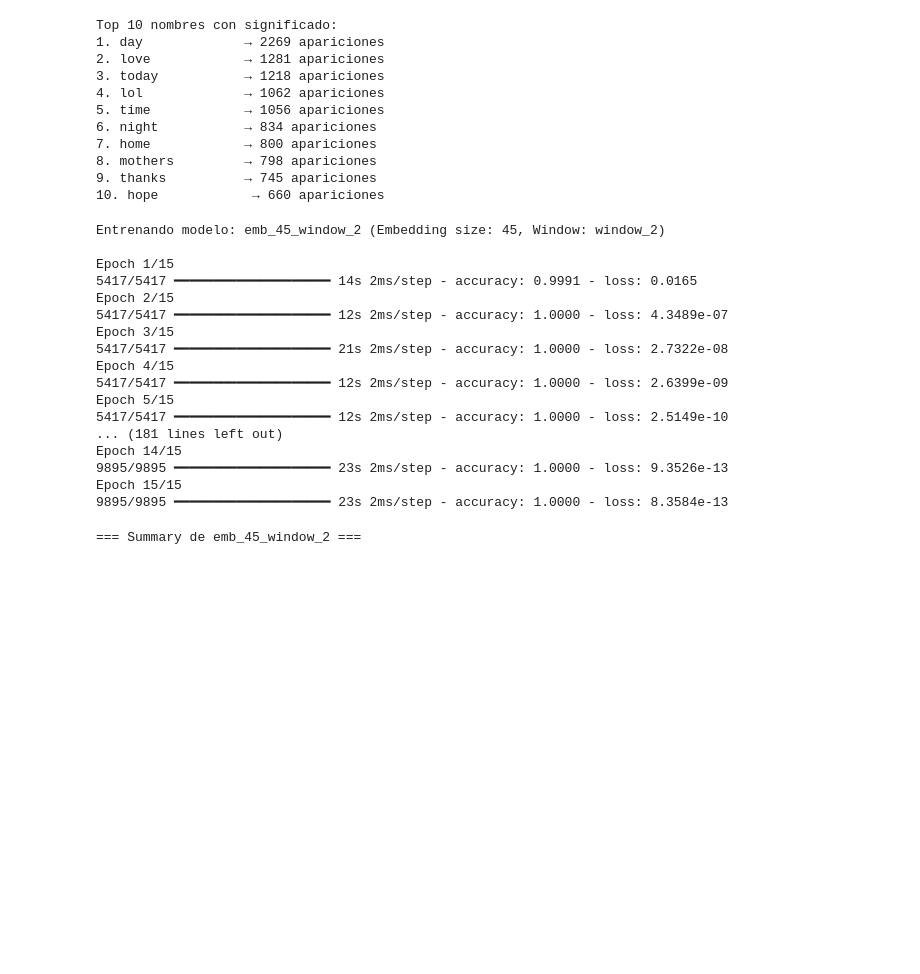
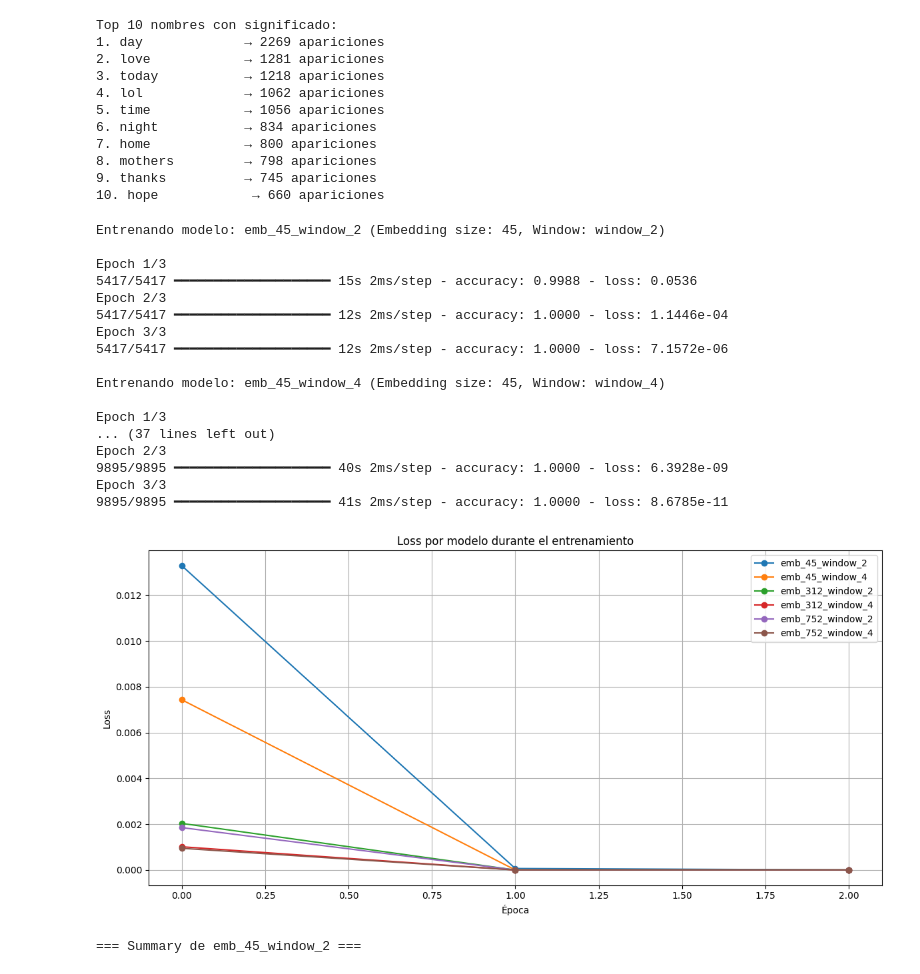
Before and after one commit to anruki/Deep-Learning-P2, a Jupyter notebook: PW2_embedddings_V3.ipynb, the cells around one changed output. Cells and saved outputs as stored; diff of their text form; code cells hidden in the pictures; blank space fills up the shorter version.

```diff
--- a/PW2_embedddings_V3.ipynb
+++ b/PW2_embedddings_V3.ipynb
@@ -239,7 +242,7 @@ for emb_size in embedding_sizes:
         history = model.fit(
             [targets, contexts],
             y_train,
-            epochs=15,
+            epochs=3,
             batch_size=256,
             verbose=1
         )
@@ -249,21 +252,36 @@ for emb_size in embedding_sizes:
 # %% [output]
 Entrenando modelo: emb_45_window_2 (Embedding size: 45, Window: window_2)
 
-Epoch 1/15
-5417/5417 ━━━━━━━━━━━━━━━━━━━━ 14s 2ms/step - accuracy: 0.9991 - loss: 0.0165
-Epoch 2/15
-5417/5417 ━━━━━━━━━━━━━━━━━━━━ 12s 2ms/step - accuracy: 1.0000 - loss: 4.3489e-07
-Epoch 3/15
-5417/5417 ━━━━━━━━━━━━━━━━━━━━ 21s 2ms/step - accuracy: 1.0000 - loss: 2.7322e-08
-Epoch 4/15
-5417/5417 ━━━━━━━━━━━━━━━━━━━━ 12s 2ms/step - accuracy: 1.0000 - loss: 2.6399e-09
-Epoch 5/15
-5417/5417 ━━━━━━━━━━━━━━━━━━━━ 12s 2ms/step - accuracy: 1.0000 - loss: 2.5149e-10
-... (181 lines left out)
-Epoch 14/15
-9895/9895 ━━━━━━━━━━━━━━━━━━━━ 23s 2ms/step - accuracy: 1.0000 - loss: 9.3526e-13
-Epoch 15/15
-9895/9895 ━━━━━━━━━━━━━━━━━━━━ 23s 2ms/step - accuracy: 1.0000 - loss: 8.3584e-13
+Epoch 1/3
+5417/5417 ━━━━━━━━━━━━━━━━━━━━ 15s 2ms/step - accuracy: 0.9988 - loss: 0.0536
+Epoch 2/3
+5417/5417 ━━━━━━━━━━━━━━━━━━━━ 12s 2ms/step - accuracy: 1.0000 - loss: 1.1446e-04
+Epoch 3/3
+5417/5417 ━━━━━━━━━━━━━━━━━━━━ 12s 2ms/step - accuracy: 1.0000 - loss: 7.1572e-06
+
+Entrenando modelo: emb_45_window_4 (Embedding size: 45, Window: window_4)
+
+Epoch 1/3
+... (37 lines left out)
+Epoch 2/3
+9895/9895 ━━━━━━━━━━━━━━━━━━━━ 40s 2ms/step - accuracy: 1.0000 - loss: 6.3928e-09
+Epoch 3/3
+9895/9895 ━━━━━━━━━━━━━━━━━━━━ 41s 2ms/step - accuracy: 1.0000 - loss: 8.6785e-11
+# %%
+plt.figure(figsize=(12, 6))
+
+for key, loss in loss_histories.items():
+    plt.plot(loss, marker='o',label=key)
+
+plt.title('Loss por modelo durante el entrenamiento')
+plt.xlabel('Época')
+plt.ylabel('Loss')
+plt.legend()
+plt.grid(True)
+plt.tight_layout()
+plt.show()
+# %% [output]
+[figure, added]
 # %%
 # Recorre cada modelo en el diccionario y muestra su summary
 for key, mdl in models.items():
```
Also changed, not shown: parts of 15 cells of this notebook.
